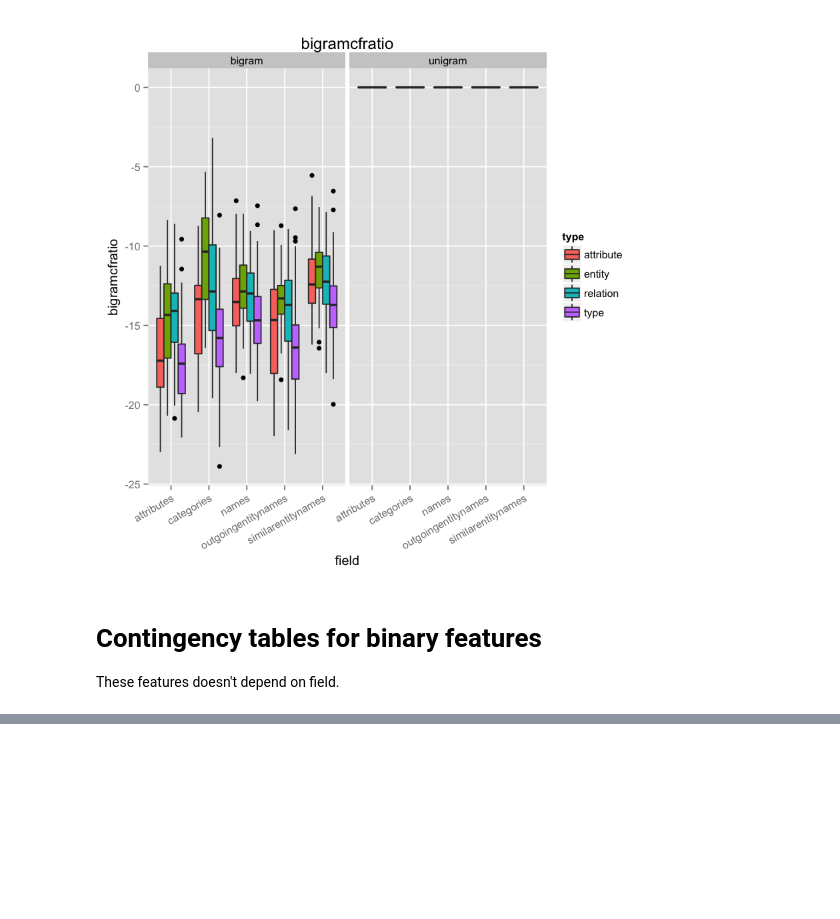
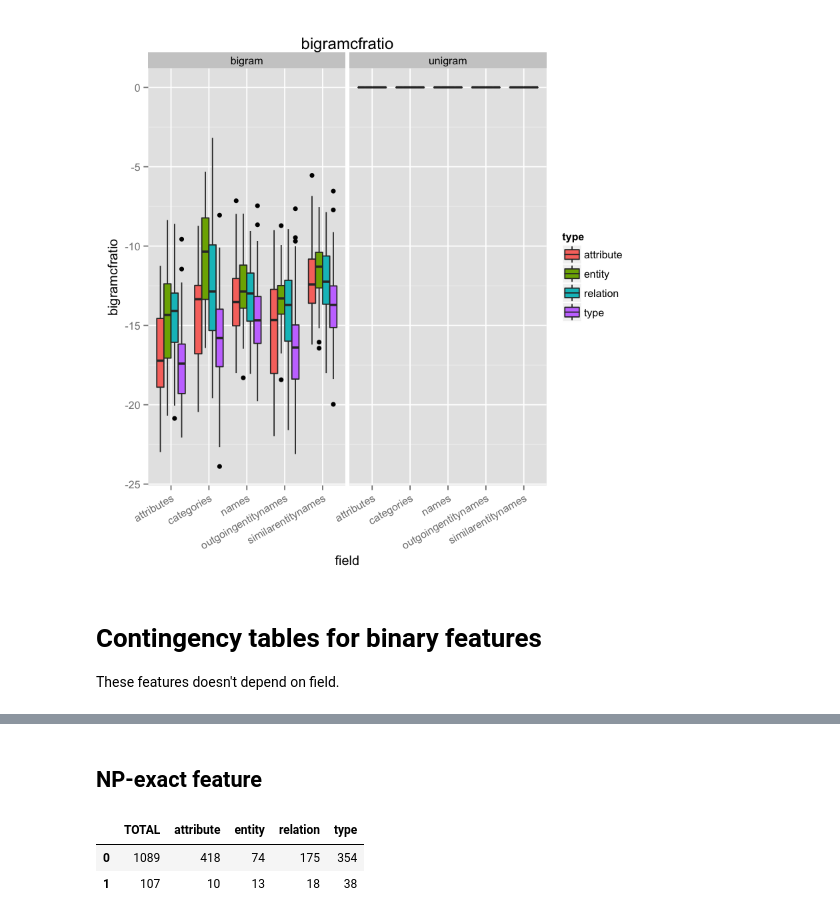
Before and after one commit to teanalab/pfsdm, a Jupyter notebook: reports/report-1.ipynb, the cells around one changed output, grey strips where cells are left out. Drawn from its saved outputs; the diff is of its cells as text; code cells hidden in the pictures; blank space fills up the shorter version.

```diff
--- a/reports/report-1.ipynb
+++ b/reports/report-1.ipynb
@@ -56,0 +50,9 @@ for (feature in features) {
+# %% [markdown]
+## NP-exact feature
+# %%
+featue.values <- read.table("..//src//main//resources//file-based-features//np-exact.tsv", sep = "\t", quote = "", col.names = c("qid", "gram", "value", "text"))
+as.data.frame.matrix(table(featue.values$value, concept.types$type)) %>% select(-none, -unsure) %>% rename(TOTAL=V1)
+# %% [output]
+|  | TOTAL | attribute | entity | relation | type |
+| 0 | 1089 | 418 | 74 | 175 | 354 |
+| 1 | 107 | 10 | 13 | 18 | 38 |
```
Also changed, not shown: parts of 6 cells of this notebook, 1 other file.
